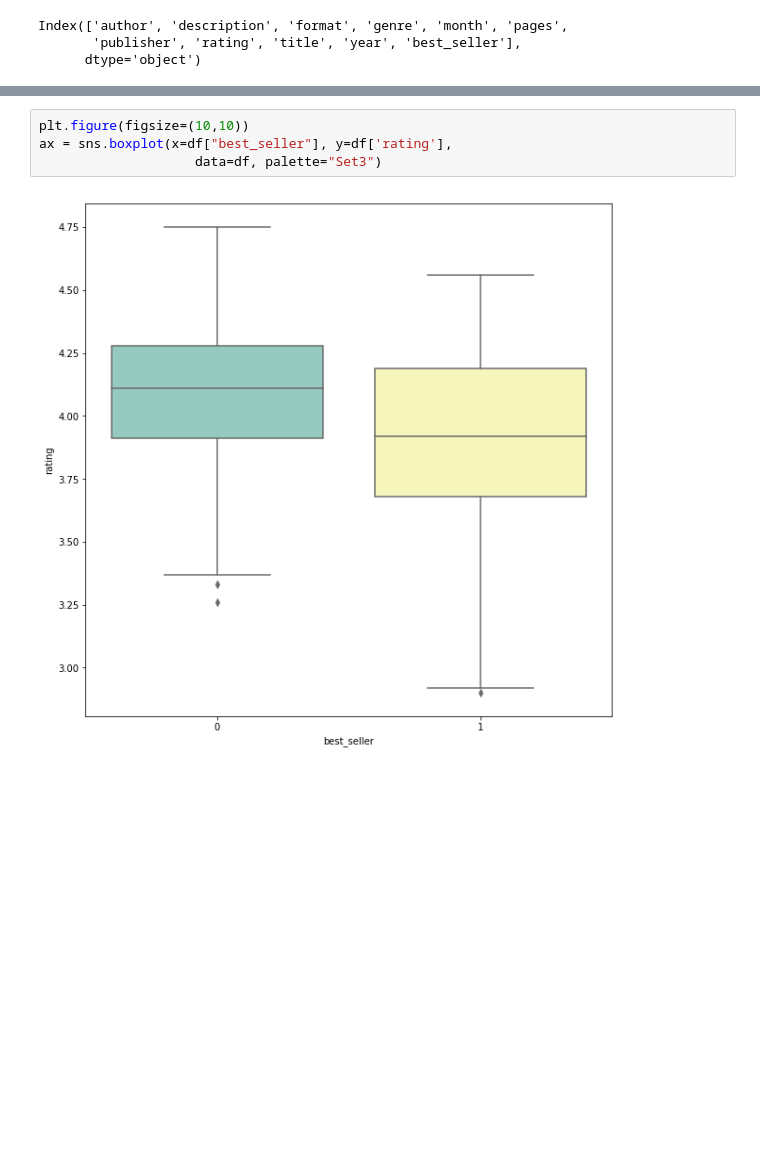
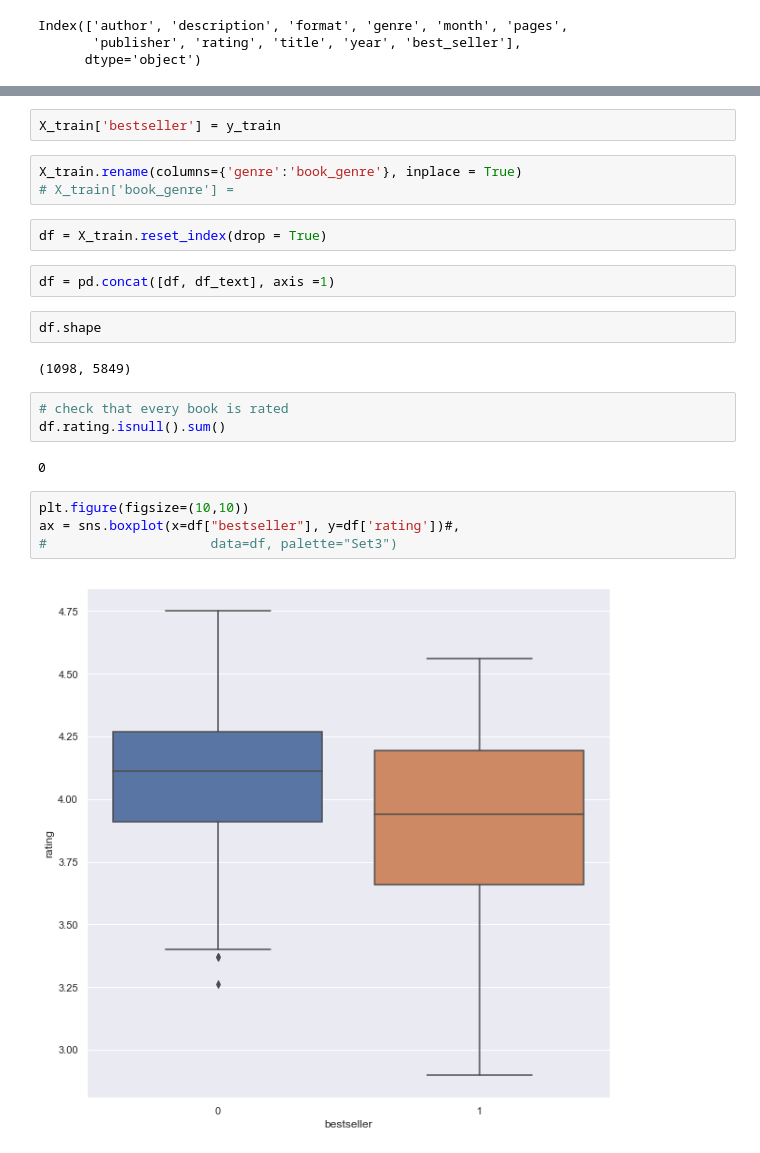
Before and after one commit to robillersomeone/NYT_bestsellers, a Jupyter notebook: train_data_EDA.ipynb, the cells around one changed output, grey strips where cells are left out. Cells and saved outputs as stored; diff of their text form; blank space fills up the shorter version.

```diff
--- a/train_data_EDA.ipynb
+++ b/train_data_EDA.ipynb
@@ -40,7 +75,25 @@ Index(['author', 'description', 'format', 'genre', 'month', 'pages',
+# %%
+X_train['bestseller'] = y_train
+# %%
+X_train.rename(columns={'genre':'book_genre'}, inplace = True)
+# X_train['book_genre'] =
+# %%
+df = X_train.reset_index(drop = True)
+# %%
+df = pd.concat([df, df_text], axis =1)
+# %%
+df.shape
+# %% [output]
+(1098, 5849)
+# %%
+# check that every book is rated
+df.rating.isnull().sum()
+# %% [output]
+0
 # %%
 plt.figure(figsize=(10,10))
-ax = sns.boxplot(x=df["best_seller"], y=df['rating'],
-                    data=df, palette="Set3")
+ax = sns.boxplot(x=df["bestseller"], y=df['rating'])#,
+#                     data=df, palette="Set3")
 # %% [output]
-[figure, old version]
+[figure, new version]
 # %%
```
Also changed, not shown: parts of 24 cells of this notebook, 4 other files.
